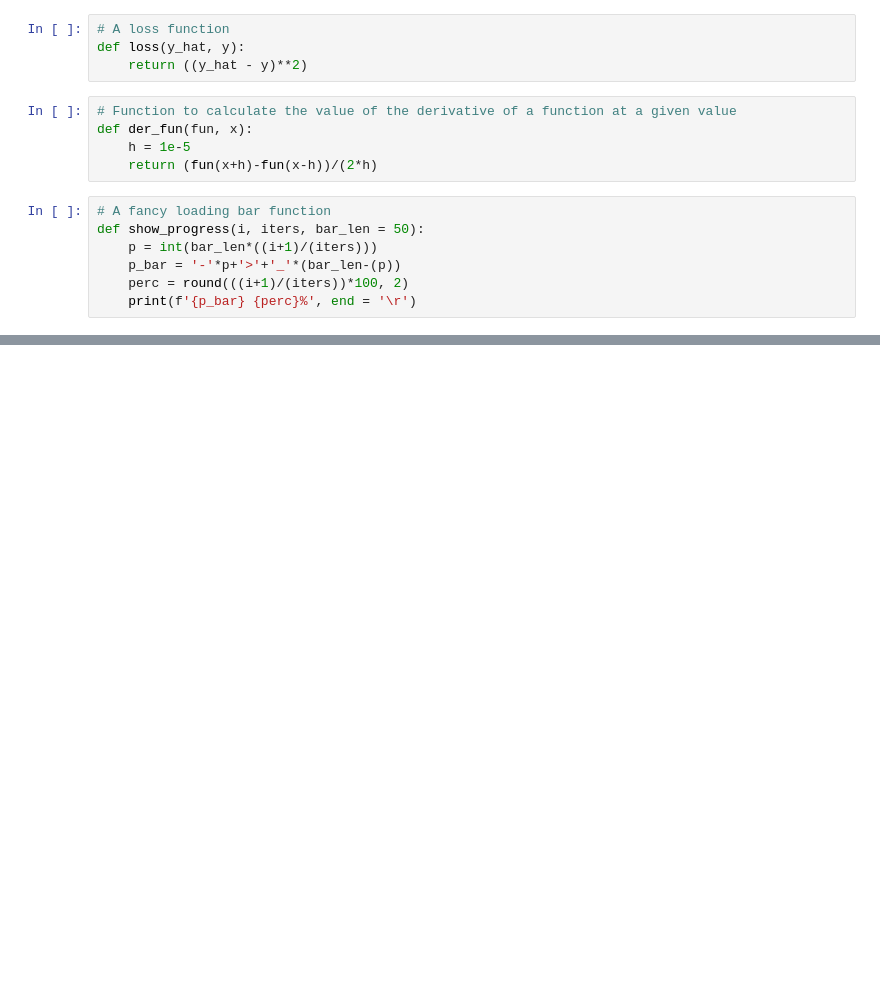
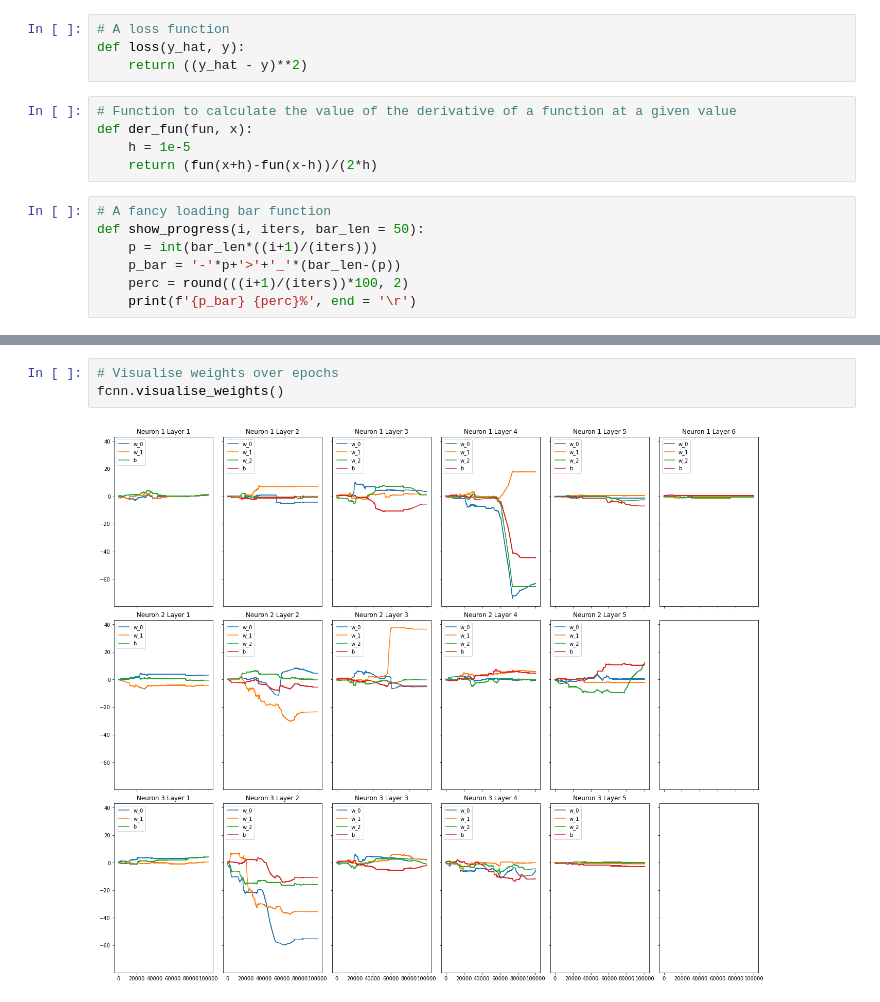
Before and after one commit to jajohu/Custom-Neural-Network, a Jupyter notebook: Development.ipynb, the cells around one changed output, grey strips where cells are left out. Drawn from its saved outputs; the diff is of its cells as text; blank space fills up the shorter version.

```diff
--- a/Development.ipynb
+++ b/Development.ipynb
@@ -263,0 +293,5 @@ layers[0][0].Ws[-100:]
+# %%
+# Visualise weights over epochs
+fcnn.visualise_weights()
+# %% [output]
+[figure, added]
```
Also changed, not shown: parts of 10 cells of this notebook.
